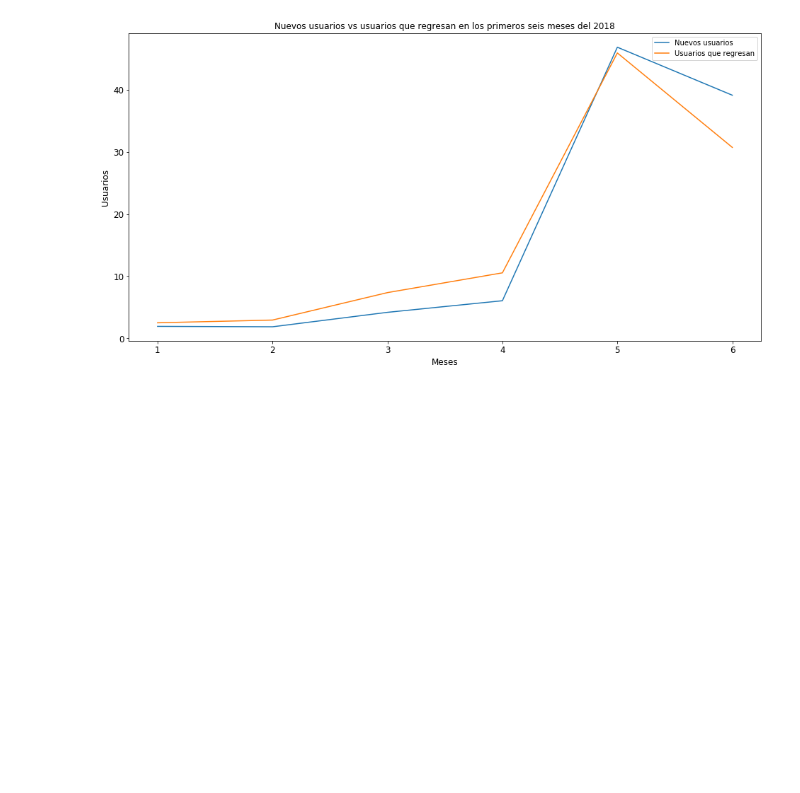
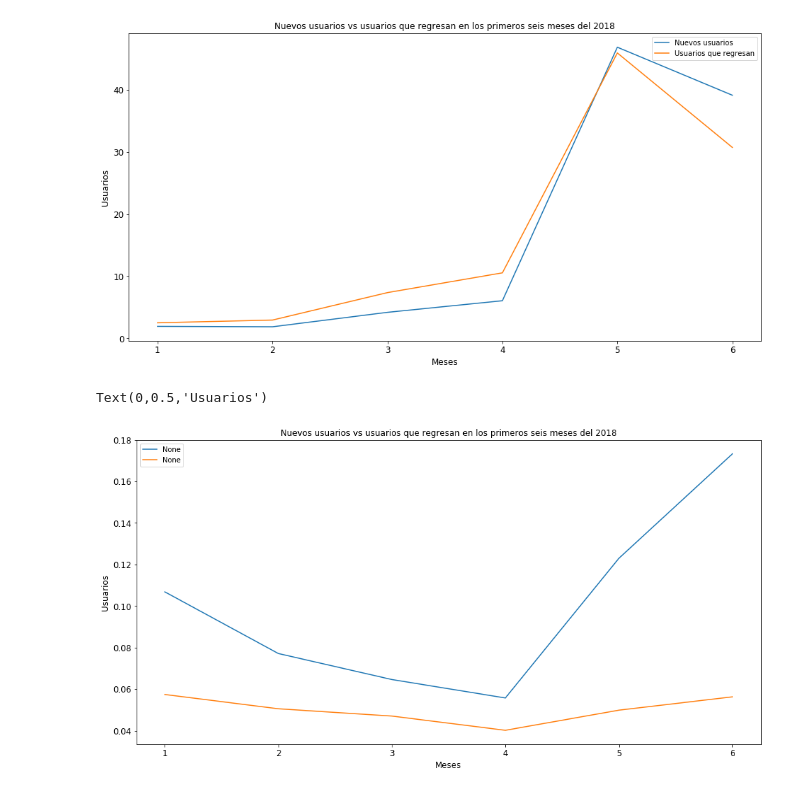
Before and after one commit to Titolasanta/bufanda, a Jupyter notebook: Analisiscontiemponormalizado.ipynb, the cells around one changed output. Drawn from its saved outputs; the diff is of its cells as text; code cells hidden in the pictures; blank space fills up the shorter version.

```diff
--- a/Analisiscontiemponormalizado.ipynb
+++ b/Analisiscontiemponormalizado.ipynb
@@ -188,3 +219,24 @@ ax.set_ylabel("Usuarios", fontsize = 12)
 # %% [output]
 Text(0,0.5,'Usuarios')
 [figure]
+# %%
+new_users = df[ (df['new_vs_returning'] == 'New')].drop_duplicates('person')
+new_users = new_users['month'].value_counts().sort_index(ascending = False)
+new_users.rename('Nuevos usuarios', inplace = True)
+#new_users = new_users.apply(lambda x: x/new_users.sum() * 100)
+new_users = new_users/cantidad_visitas_mes
+# %%
+ret_users = df[ (df['new_vs_returning'] == 'Returning')].drop_duplicates('person')
+ret_users = ret_users['month'].value_counts().sort_index(ascending = False)
+ret_users.rename('Usuarios que regresan', inplace = True)
+#ret_users = ret_users.apply(lambda x: x/ret_users.sum() * 100)
+ret_users = ret_users/cantidad_visitas_mes
+# %%
+new_users.plot(kind = 'line', figsize = (16, 8), title = 'Nuevos usuarios vs usuarios que regresan en los primeros seis meses del 2018', legend = True, fontsize = 12)
+ret_users.plot(kind = 'line', figsize = (16, 8), title = 'Nuevos usuarios vs usuarios que regresan en los primeros seis meses del 2018', legend = True, fontsize = 12)
+ax = plt.gca()
+ax.set_xlabel("Meses",fontsize = 12)
+ax.set_ylabel("Usuarios", fontsize = 12)
+# %% [output]
+Text(0,0.5,'Usuarios')
+[figure, added]
```
Also changed, not shown: parts of 7 cells of this notebook, 1 other file.
